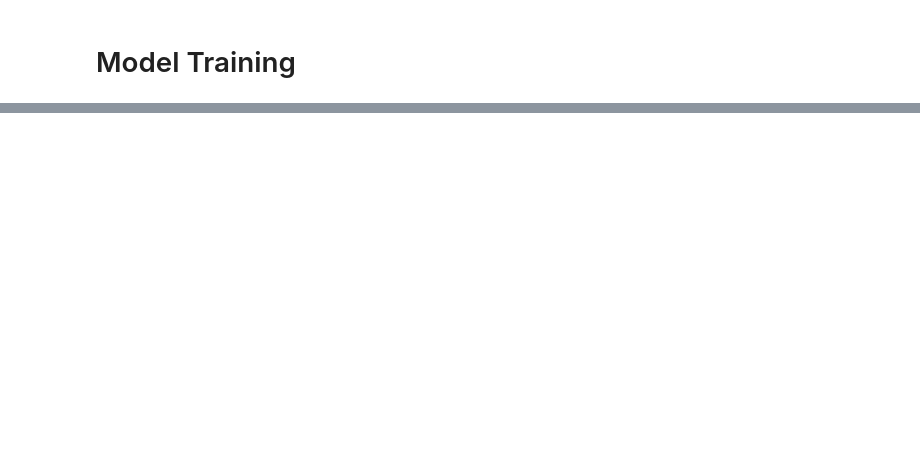
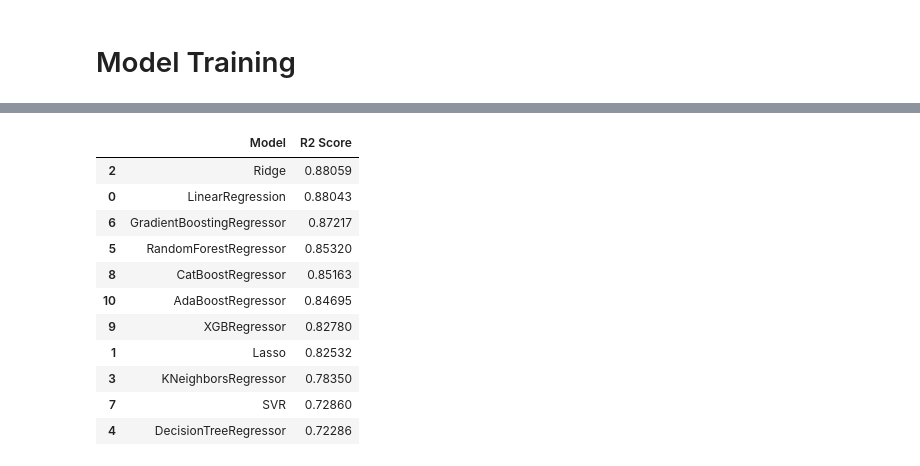
Before and after one commit to AlkanolAgrawal/__missIONs__, a Jupyter notebook: notebooks/model_train.ipynb, the cells around one changed output, grey strips where cells are left out. Drawn from its saved outputs; the diff is of its cells as text; code cells hidden in the pictures; blank space fills up the shorter version.

```diff
--- a/notebooks/model_train.ipynb
+++ b/notebooks/model_train.ipynb
@@ -26,0 +136,28 @@ from xgboost import XGBRegressor
+# %%
+##Models Import
+from sklearn.linear_model import LinearRegression,Lasso, Ridge
+from sklearn.tree import DecisionTreeRegressor
+from sklearn.ensemble import RandomForestRegressor, GradientBoostingRegressor
+from sklearn.svm import SVR
+from sklearn.neighbors import KNeighborsRegressor
+from catboost import CatBoostRegressor
+from xgboost import XGBRegressor
+from sklearn.ensemble import AdaBoostRegressor
+
+# Defining Models
+models = {
+    "LinearRegression" : LinearRegression(),
+    "Lasso" : Lasso(),
+    "Ridge" : Ridge(),
+    "KNN" : KNeighborsRegressor(),
+    "DecisionTree" : DecisionTreeRegressor(),
+    "RandomForest" : RandomForestRegressor(),
+    "GradientBoosting" : GradientBoostingRegressor(),
+    "SVR" : SVR(),
+    "CatBoost" : CatBoostRegressor(verbose=0),
+    "XGBoost" : XGBRegressor(eval_metric='rmse'),
+    "AdaBoost" : AdaBoostRegressor(),
+}
+#This below piece of code is cool as fuck , as it is great for getting model names
+model_list = [v.__class__.__name__ for v in models.values()]
+print(model_list)
@@ -26,0 +166,8 @@ from xgboost import XGBRegressor
+# %%
+r2_score_list = []
+for i in models.values():
+    model = i.fit(x_train,y_train)
+    y_test_pred = model.predict(x_test)
+    mae, rmse, r2 = evaluate_model(y_test,y_test_pred)
+    print(f"Model : {i.__class__.__name__} , MAE : {mae} , RMSE : {rmse} , R2 : {r2}")
+    r2_score_list.append(r2)
@@ -26,0 +186,20 @@ from xgboost import XGBRegressor
+# %%
+pd.DataFrame({
+    "Model": model_list,
+    "R2 Score": r2_score_list
+}).sort_values(by="R2 Score", ascending=False)
+
+# Shows Linear Regression is Best , so chose it
+# %% [output]
+|  | Model | R2 Score |
+| 2 | Ridge | 0.88059 |
+| 0 | LinearRegression | 0.88043 |
+| 6 | GradientBoostingRegressor | 0.87217 |
+| 5 | RandomForestRegressor | 0.85320 |
+| 8 | CatBoostRegressor | 0.85163 |
+| 10 | AdaBoostRegressor | 0.84695 |
+| 9 | XGBRegressor | 0.82780 |
+| 1 | Lasso | 0.82532 |
+| 3 | KNeighborsRegressor | 0.78350 |
+| 7 | SVR | 0.72860 |
+| 4 | DecisionTreeRegressor | 0.72286 |
```
Also changed, not shown: parts of 19 cells of this notebook, 8 other files.
